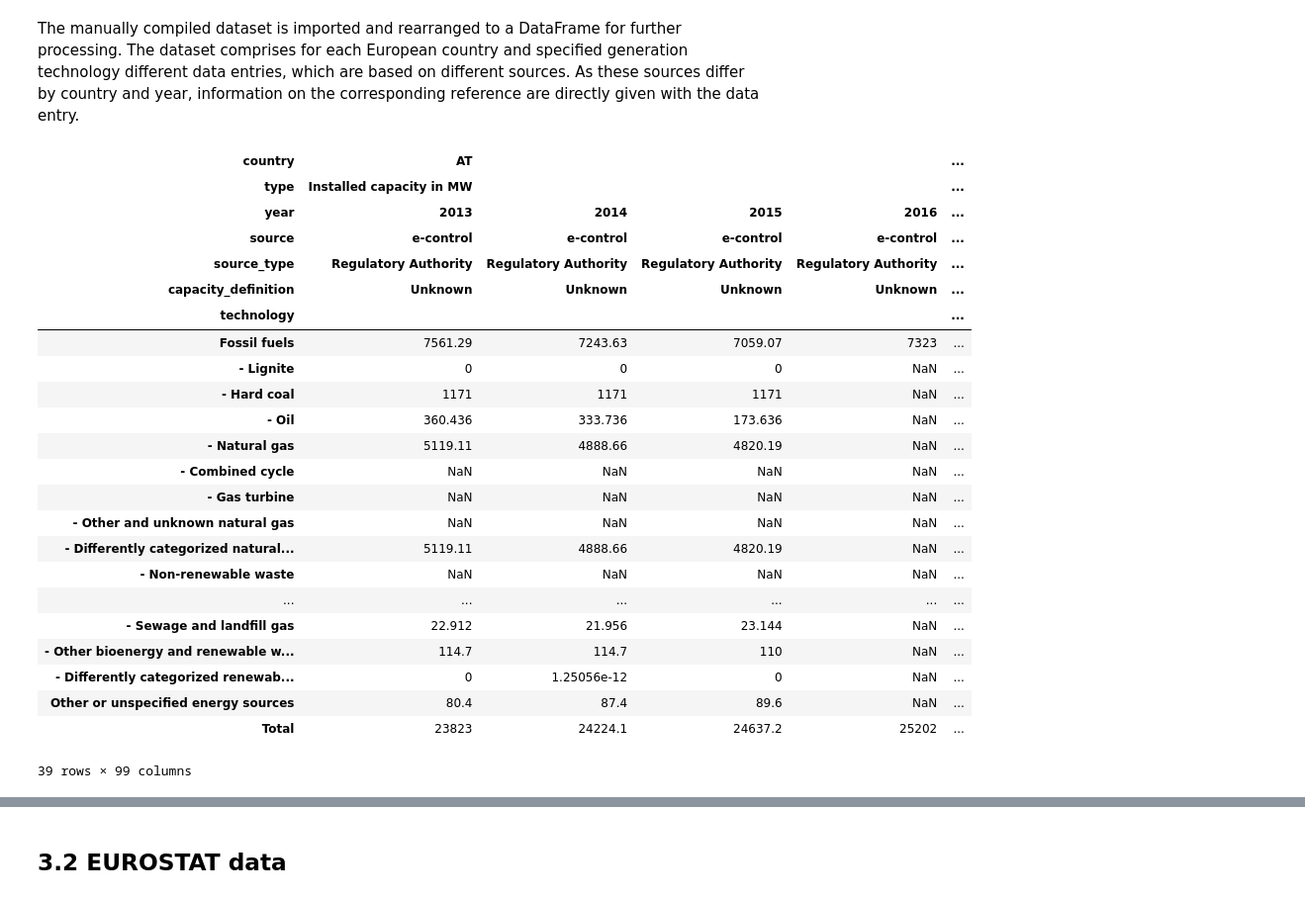
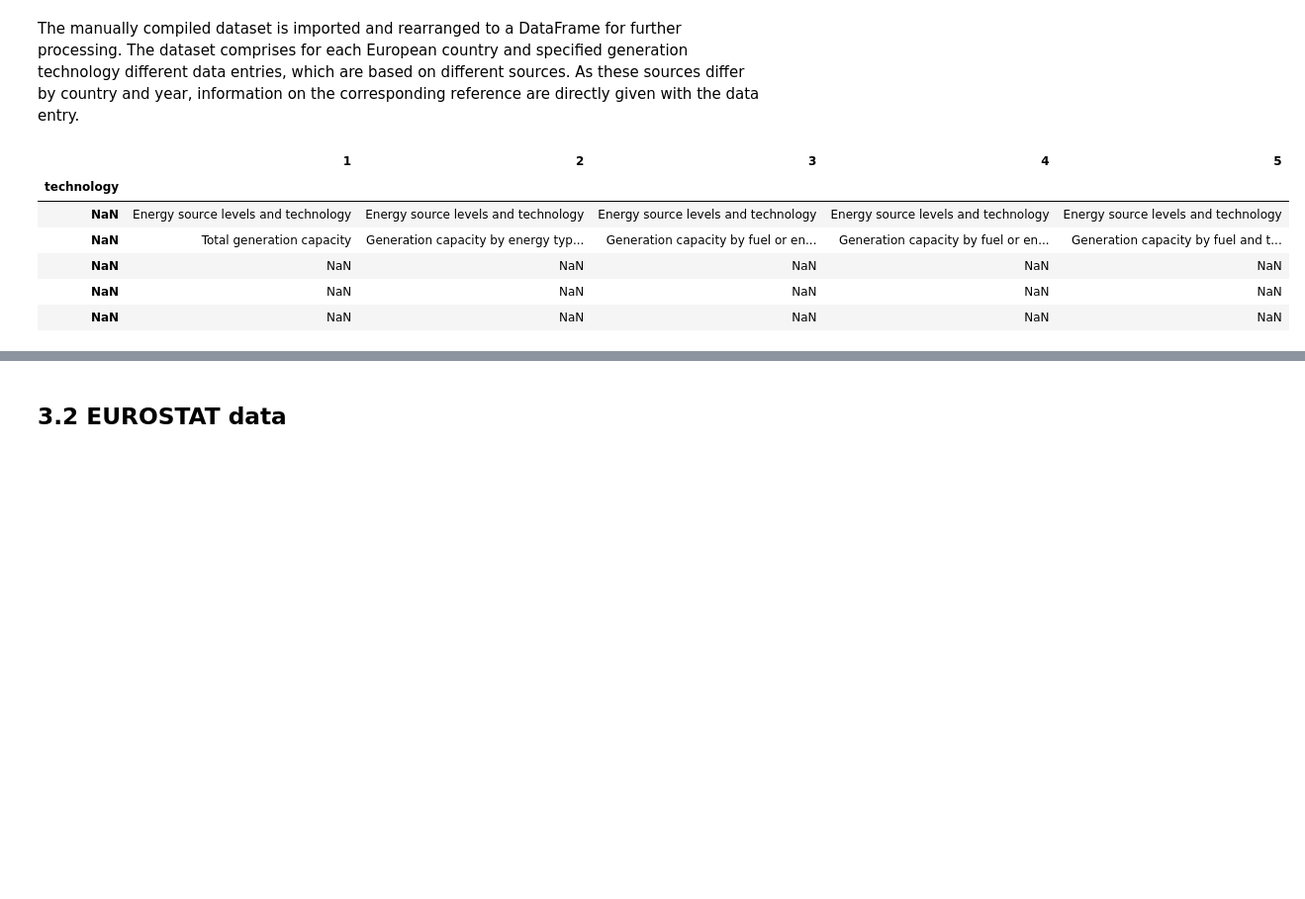
Before and after one commit to Open-Power-System-Data/national_generation_capacity, a Jupyter notebook: processing.ipynb, the cells around one changed output, grey strips where cells are left out. Shown at 99% size. Cells and saved outputs as stored; diff of their text form; code cells hidden in the pictures; blank space fills up the shorter version.

```diff
--- a/processing.ipynb
+++ b/processing.ipynb
@@ -159,63 +71,33 @@ The manually compiled dataset is imported and rearranged to a DataFrame for furt
 # %%
 data_file = 'National_Generation_Capacities.xlsx'
 filepath = os.path.join('input', data_file)
 
 # Read data into pandas
 data_raw = pd.read_excel(filepath,
                          sheet_name='Summary',
                          header=None,
                          na_values=['-'],
                          skiprows=0)
 
 
+
+
 # Deal with merged cells from Excel: fill first three rows with information
 data_raw.iloc[0:2] = data_raw.iloc[0:2].fillna(method='ffill', axis=1)
 
 # Set index for rows
 data_raw = data_raw.set_index([0])
 data_raw.index.name = 'technology'
 
-# Extract energylevels from raw data
+# Extract energylevels from raw data for later use
 energylevels_raw = data_raw.iloc[:, 0:5]
 
-# Delete definition of energy levels from raw data
-data_raw = data_raw.drop(data_raw.columns[[0, 1, 2, 3, 4]], axis=1)
-
-# Set multiindex column names
-data_raw.columns = pd.MultiIndex.from_arrays(data_raw[:6].values,
-                                             names=['country', 'type', 'year',
-                                                    'source', 'source_type',
-                                                    'capacity_definition'])
-
-# Remove 3 rows which are already used as column names
-data_raw = data_raw[pd.notnull(data_raw.index)]
-
-# Extract the ordering of technologies
-technology_order = data_raw.index.str.replace('- ', '').values.tolist()
-
-data_raw
+energylevels_raw.head()
 # %% [output]
-| country | AT |  |  |  | ... |
-| type | Installed capacity in MW |  |  |  | ... |
-| year | 2013 | 2014 | 2015 | 2016 | ... |
-| source | e-control | e-control | e-control | e-control | ... |
-| source_type | Regulatory Authority | Regulatory Authority | Regulatory Authority | Regulatory Authority | ... |
-| capacity_definition | Unknown | Unknown | Unknown | Unknown | ... |
-| technology |  |  |  |  | ... |
-| Fossil fuels | 7561.29 | 7243.63 | 7059.07 | 7323 | ... |
-| - Lignite | 0 | 0 | 0 | NaN | ... |
-| - Hard coal | 1171 | 1171 | 1171 | NaN | ... |
-| - Oil | 360.436 | 333.736 | 173.636 | NaN | ... |
-| - Natural gas | 5119.11 | 4888.66 | 4820.19 | NaN | ... |
-| - Combined cycle | NaN | NaN | NaN | NaN | ... |
-| - Gas turbine | NaN | NaN | NaN | NaN | ... |
-| - Other and unknown natural gas | NaN | NaN | NaN | NaN | ... |
-| - Differently categorized natural... | 5119.11 | 4888.66 | 4820.19 | NaN | ... |
-| - Non-renewable waste | NaN | NaN | NaN | NaN | ... |
-| ... | ... | ... | ... | ... | ... |
-| - Sewage and landfill gas | 22.912 | 21.956 | 23.144 | NaN | ... |
-| - Other bioenergy and renewable w... | 114.7 | 114.7 | 110 | NaN | ... |
-| - Differently categorized renewab... | 0 | 1.25056e-12 | 0 | NaN | ... |
-| Other or unspecified energy sources | 80.4 | 87.4 | 89.6 | NaN | ... |
-| Total | 23823 | 24224.1 | 24637.2 | 25202 | ... |
+|  | 1 | 2 | 3 | 4 | 5 |
+| technology |  |  |  |  |  |
+| NaN | Energy source levels and technology | Energy source levels and technology | Energy source levels and technology | Energy source levels and technology | Energy source levels and technology |
+| NaN | Total generation capacity | Generation capacity by energy typ... | Generation capacity by fuel or en... | Generation capacity by fuel or en... | Generation capacity by fuel and t... |
+| NaN | NaN | NaN | NaN | NaN | NaN |
+| NaN | NaN | NaN | NaN | NaN | NaN |
+| NaN | NaN | NaN | NaN | NaN | NaN |
-39 rows × 99 columns
```
Also changed, not shown: parts of 135 cells of this notebook, 9 other files.
